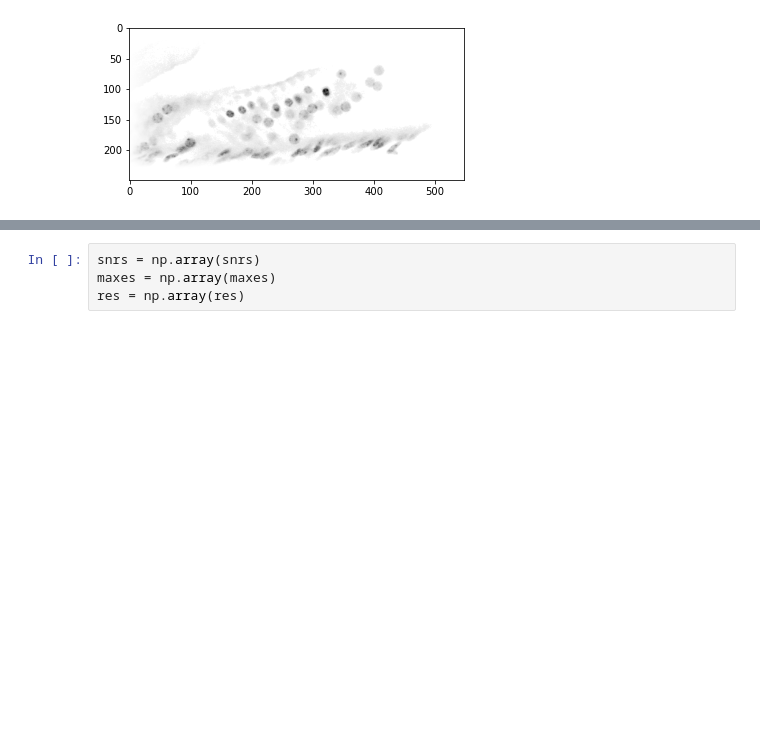
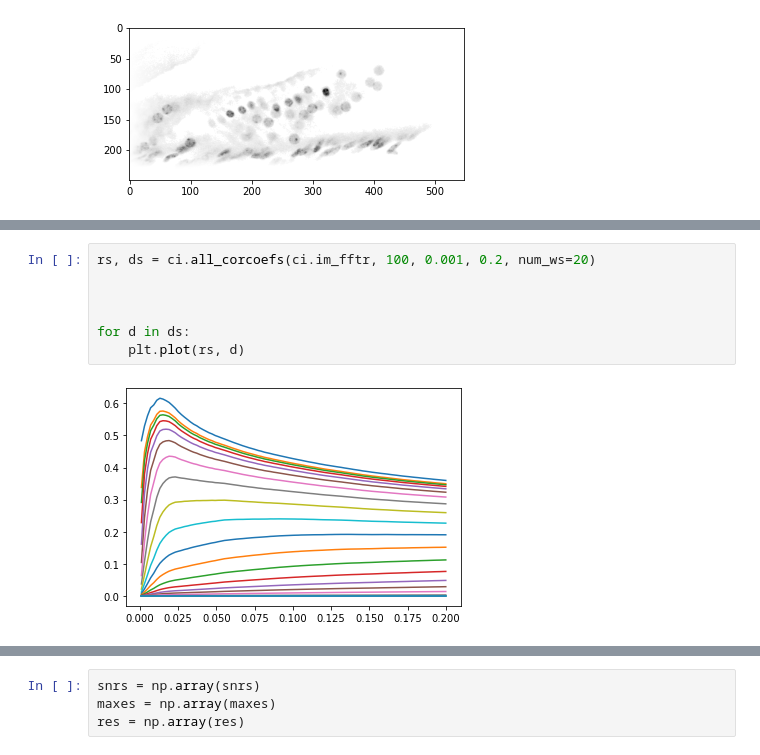
Before and after one commit to centuri-engineering/auto_metro, a Jupyter notebook: notebooks/PythonImDecorr.ipynb, the cells around one changed output, grey strips where cells are left out. Cells and saved outputs as stored; diff of their text form; blank space fills up the shorter version.

```diff
--- a/notebooks/PythonImDecorr.ipynb
+++ b/notebooks/PythonImDecorr.ipynb
@@ -125,0 +301,9 @@ plt.plot(image.sum(axis=0))
+# %%
+rs, ds = ci.all_corcoefs(ci.im_fftr, 100, 0.001, 0.2, num_ws=20)
+
+
+
+for d in ds:
+    plt.plot(rs, d)
+# %% [output]
+[figure, added]
```
Also changed, not shown: parts of 39 cells of this notebook.
